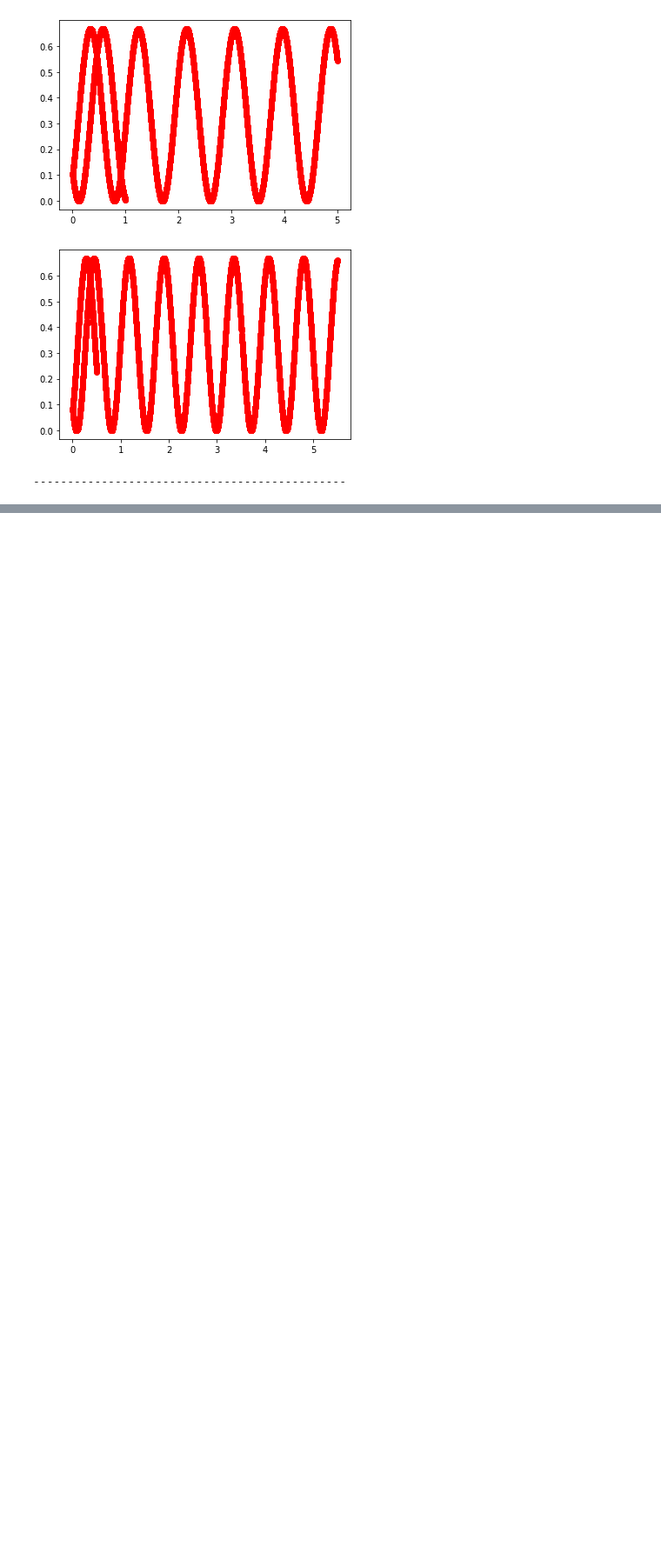
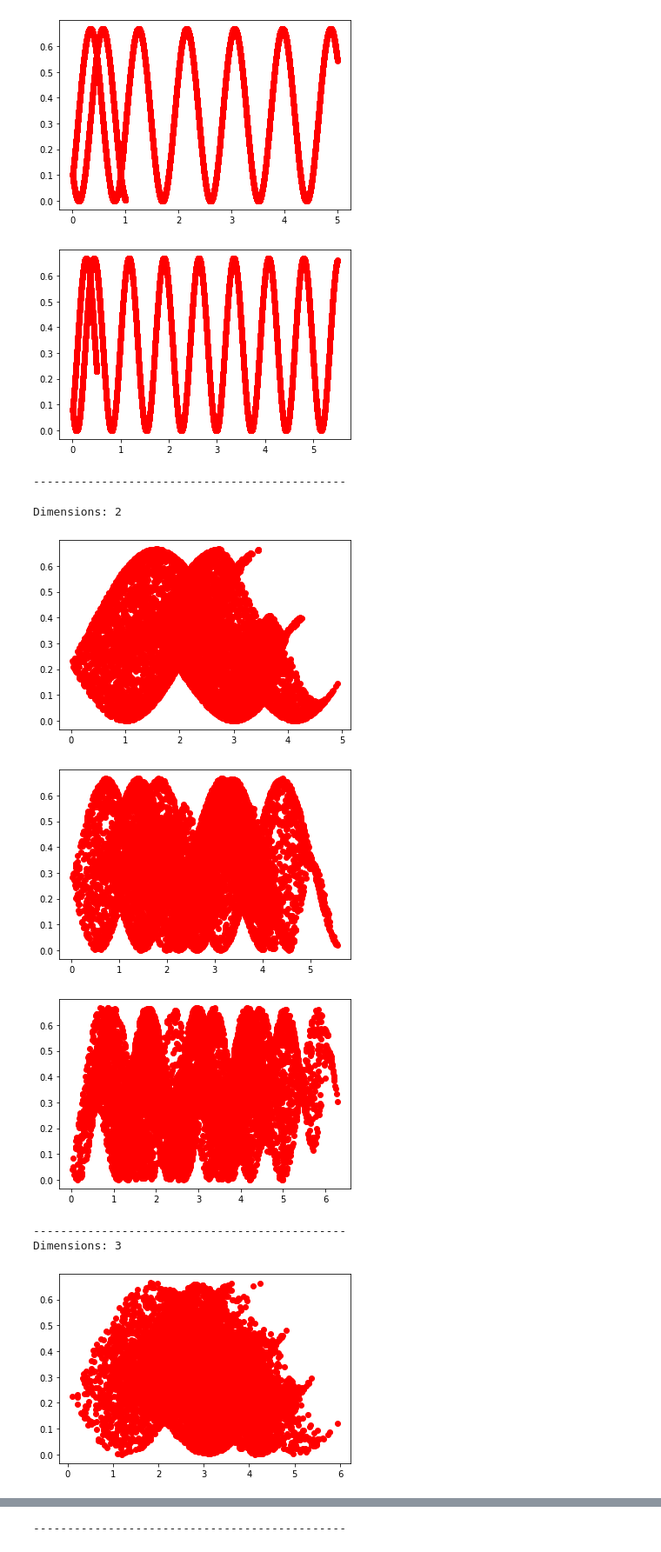
Before and after one commit to EduardoBrito97/icq-studies, a Jupyter notebook: Studying ICQ Neuron.ipynb, the cells around one changed output, grey strips where cells are left out. Shown at 87% size. Cells and saved outputs as stored; diff of their text form; code cells hidden in the pictures; blank space fills up the shorter version.

```diff
--- a/Studying ICQ Neuron.ipynb
+++ b/Studying ICQ Neuron.ipynb
@@ -107,3 +107,21 @@ Variation: 2
 [figure]
 [figure]
 ----------------------------------------------
+# %%
+# We already know that varying input and varying weight is the same thing, lets
+# vary both scale and n of dimensions
+for dimensions in range(2, 4):
+    print("Dimensions:", dimensions)
+    for n in np.arange(0.5, 2, 0.5):
+        list_of_x, list_of_y, list_of_z = generate_many_points(10000, dimensions, scale=n, varied_part=variation)
+        plt.plot(list_of_x, list_of_y, color="red", marker="o",  linestyle="")
+        plt.show()
+    print("----------------------------------------------")
+# %% [output]
+Dimensions: 2
+[figure, added]
+[figure, added]
+[figure, added]
+----------------------------------------------
+Dimensions: 3
+[figure, added]
@@ -109,0 +130 @@ Variation: 2
+----------------------------------------------
```
Also changed, not shown: parts of 3 cells of this notebook.
